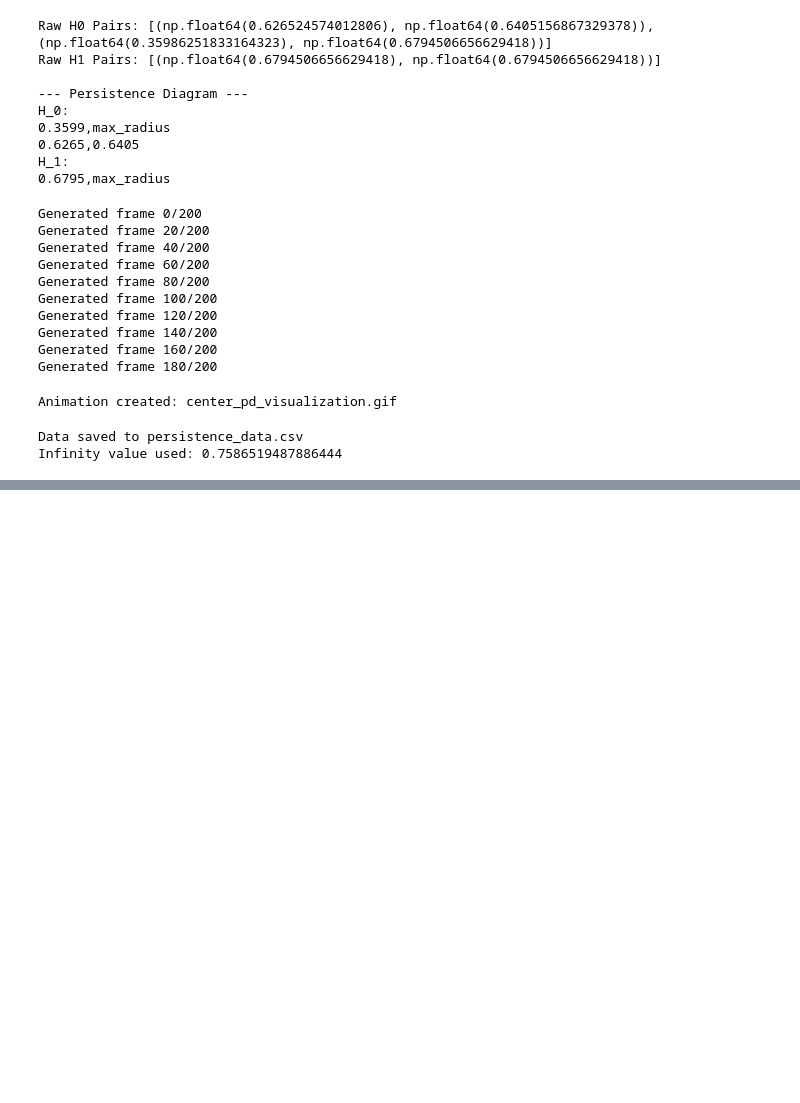
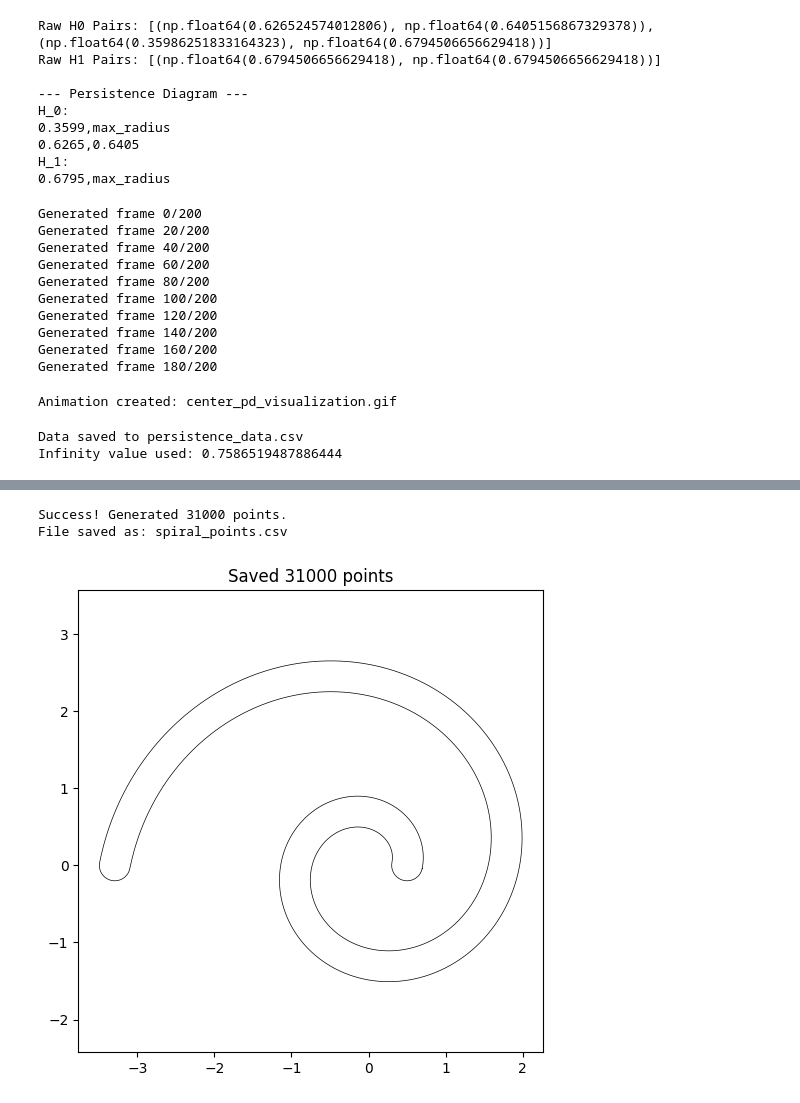
Before and after one commit to scarroy-02/symmetry_set, a Jupyter notebook: sym_algo.ipynb, the cells around one changed output, grey strips where cells are left out. Cells and saved outputs as stored; diff of their text form; code cells hidden in the pictures; blank space fills up the shorter version.

Commit message:
spiral and monodromy added

```diff
--- a/sym_algo.ipynb
+++ b/sym_algo.ipynb
@@ -848,0 +850,80 @@ Infinity value used: 0.7586519487886444
+# %%
+import numpy as np
+import pandas as pd
+import matplotlib.pyplot as plt
+
+def generate_and_save_spiral():
+    a = 0.5          # Start radius
+    b = 0.2         # Growth rate
+    width = 0.4      # Thickness
+    theta_start = 0
+    theta_end = 3 * np.pi
+
+    resolution = 15000
+
+    theta = np.linspace(theta_start, theta_end, resolution)
+    r = a * np.exp(b * theta)
+
+    x = r * np.cos(theta)
+    y = r * np.sin(theta)
+
+    dx_dt = r * (b * np.cos(theta) - np.sin(theta))
+    dy_dt = r * (b * np.sin(theta) + np.cos(theta))
+
+    mag = np.sqrt(dx_dt**2 + dy_dt**2)
+    nx = -dy_dt / mag
+    ny = dx_dt / mag
+
+    half_w = width / 2
+
+    # Outer Wall
+    x_outer = x + nx * half_w
+    y_outer = y + ny * half_w
+
+    # Inner Wall
+    x_inner = x - nx * half_w
+    y_inner = y - ny * half_w
+
+    # circular cap
+    def create_cap(idx, is_start):
+        ang_n = np.arctan2(ny[idx], nx[idx])
+        if is_start:
+            angles = np.linspace(ang_n + np.pi, ang_n, 500)
+        else:
+            angles = np.linspace(ang_n, ang_n - np.pi, 500)
+
+        cap_x = x[idx] + half_w * np.cos(angles)
+        cap_y = y[idx] + half_w * np.sin(angles)
+        return cap_x, cap_y
+
+    cap_start_x, cap_start_y = create_cap(0, is_start=True)
+    cap_end_x, cap_end_y = create_cap(-1, is_start=False)
+
+    final_x = np.concatenate([cap_start_x, x_outer, cap_end_x, x_inner[::-1]])
+    final_y = np.concatenate([cap_start_y, y_outer, cap_end_y, y_inner[::-1]])
+
+    df = pd.DataFrame({
+        'x': final_x,
+        'y': final_y
+    })
+
+    # Save file
+    filename = 'spiral_points.csv'
+    df.to_csv(filename, index=False)
+
+    print(f"Success! Generated {len(df)} points.")
+    print(f"File saved as: {filename}")
+
+    # --- Optional: Quick Plot to Verify ---
+    plt.figure(figsize=(6,6))
+    plt.plot(final_x, final_y, 'k-', linewidth=0.5)
+    plt.title(f"Saved {len(df)} points")
+    plt.axis('equal')
+    plt.show()
+
+# Run the function
+generate_and_save_spiral()
+# %% [output]
+Success! Generated 31000 points.
+File saved as: spiral_points.csv
+[figure, added]
```
Also changed, not shown: parts of 4 cells of this notebook, 8 other files.
